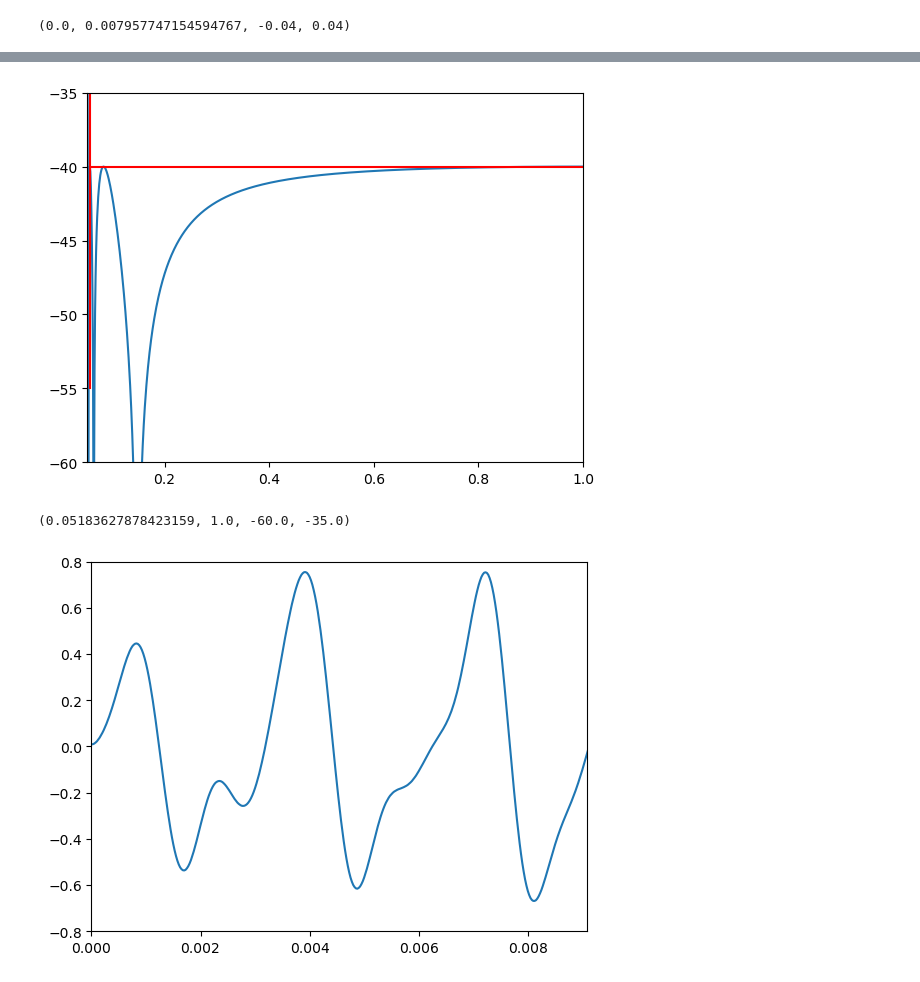
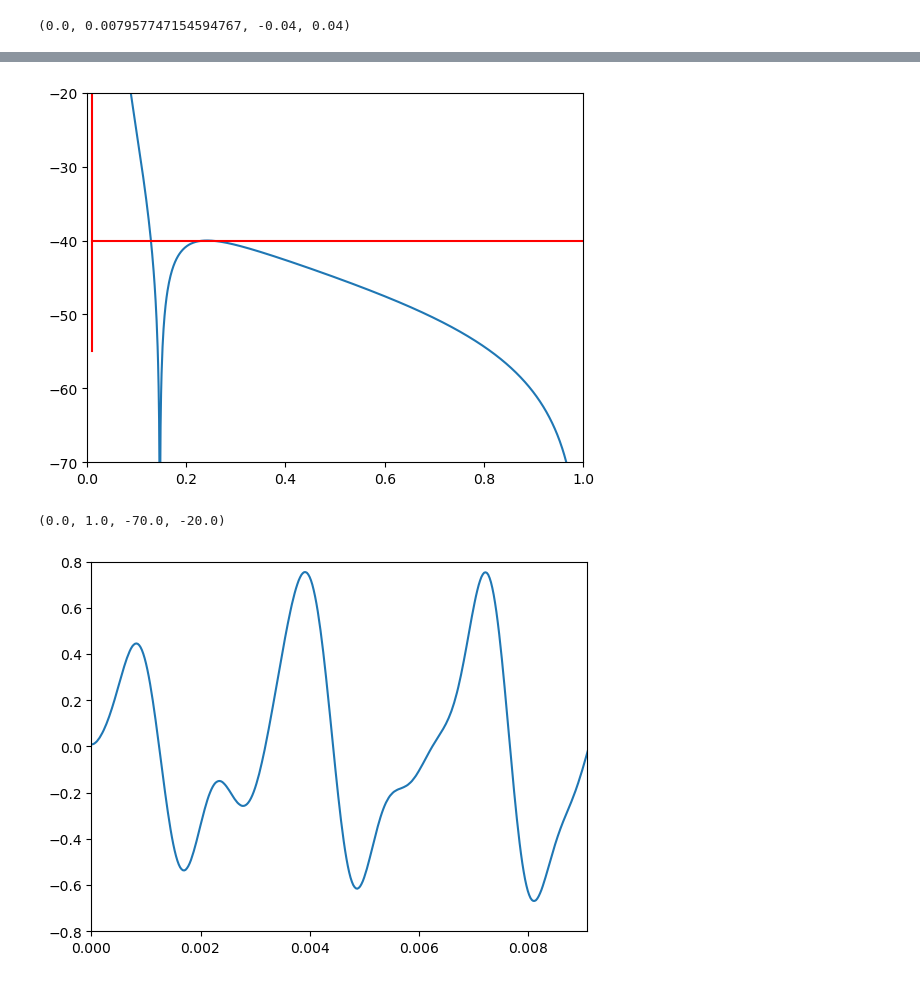
Before and after one commit to JeanMX/PSI3431, a Jupyter notebook: EP3/EP3.ipynb, the cells around one changed output, grey strips where cells are left out. Cells and saved outputs as stored; diff of their text form; code cells hidden in the pictures.

```diff
--- a/EP3/EP3.ipynb
+++ b/EP3/EP3.ipynb
@@ -35,7 +65,7 @@ SNR = pow2db(PotSinal/(σ20))
 #Filtro IIR
 δp = 0.05
 ωp = 2π*3*f0/fa
-ωr = 1.2*ωp
+ωr = 0.2*ωp
 ωc = (ωp+ωr)/2
 
 Ap = -20*log10(1-δp)
@@ -89,12 +121,12 @@ PyObject Text(24.0, 0.5, 'Banda Passante')
 # %%
 #Verificação dos requisitos
 plot(ω./pi,amp2db.(abs.(H)))
 plot([ωr;π]/π,20*log10.([δr;δr]),color="red")
 plot([ωr;ωr]/π,[-Ar-15;5],color="red")
-axis([ωc/π, 1, -Ar-20, -Ar+5])
+axis([0, 1, -Ar-30, -Ar+20])
 # %% [output]
-[figure, old version]
+[figure, new version]
-(0.05183627878423159, 1.0, -60.0, -35.0)
+(0.0, 1.0, -70.0, -20.0)
 # %%
 sqf = filt(b,a,sq)
 plot(t, sqf)
```
Also changed, not shown: parts of 19 cells of this notebook.
